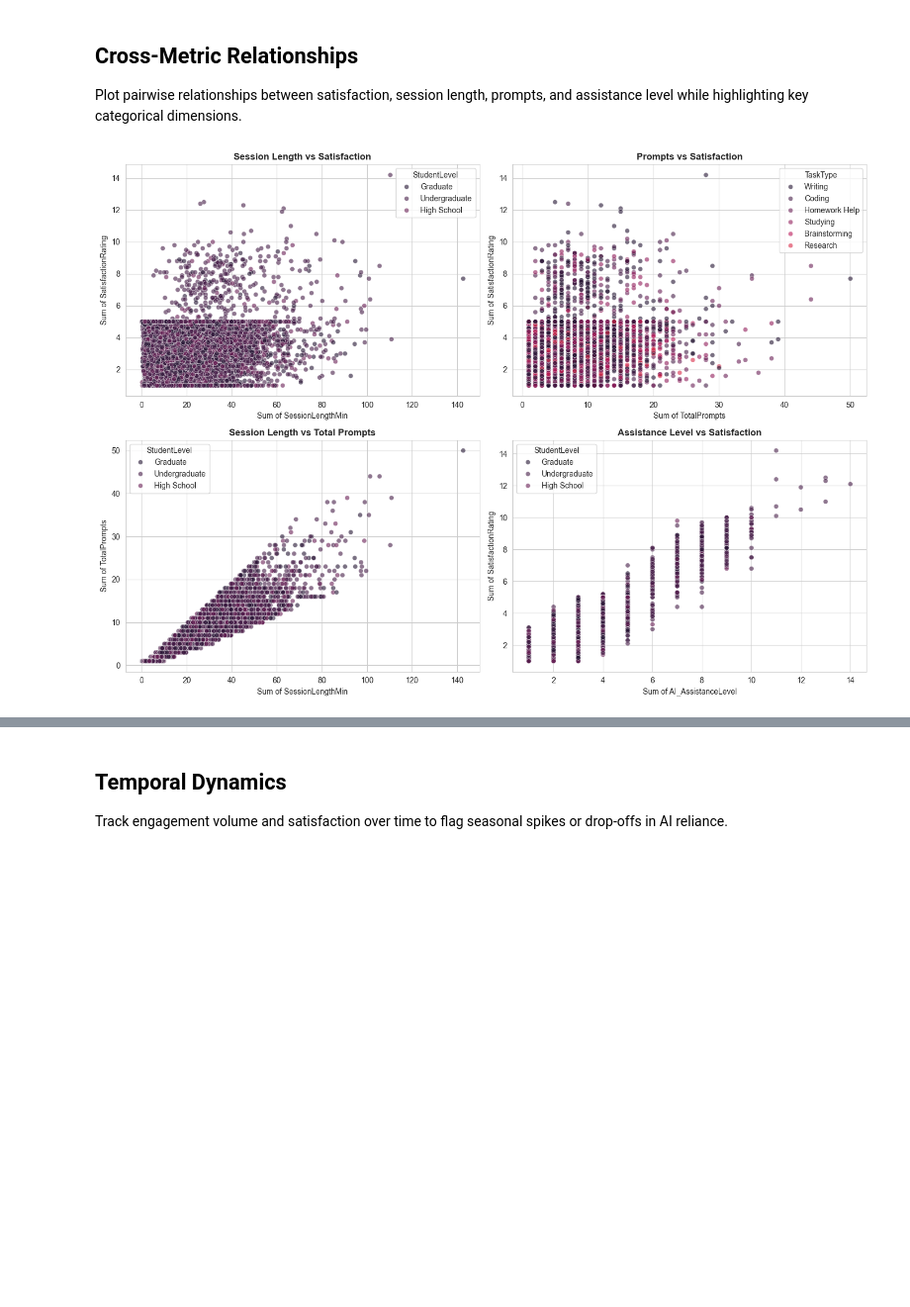
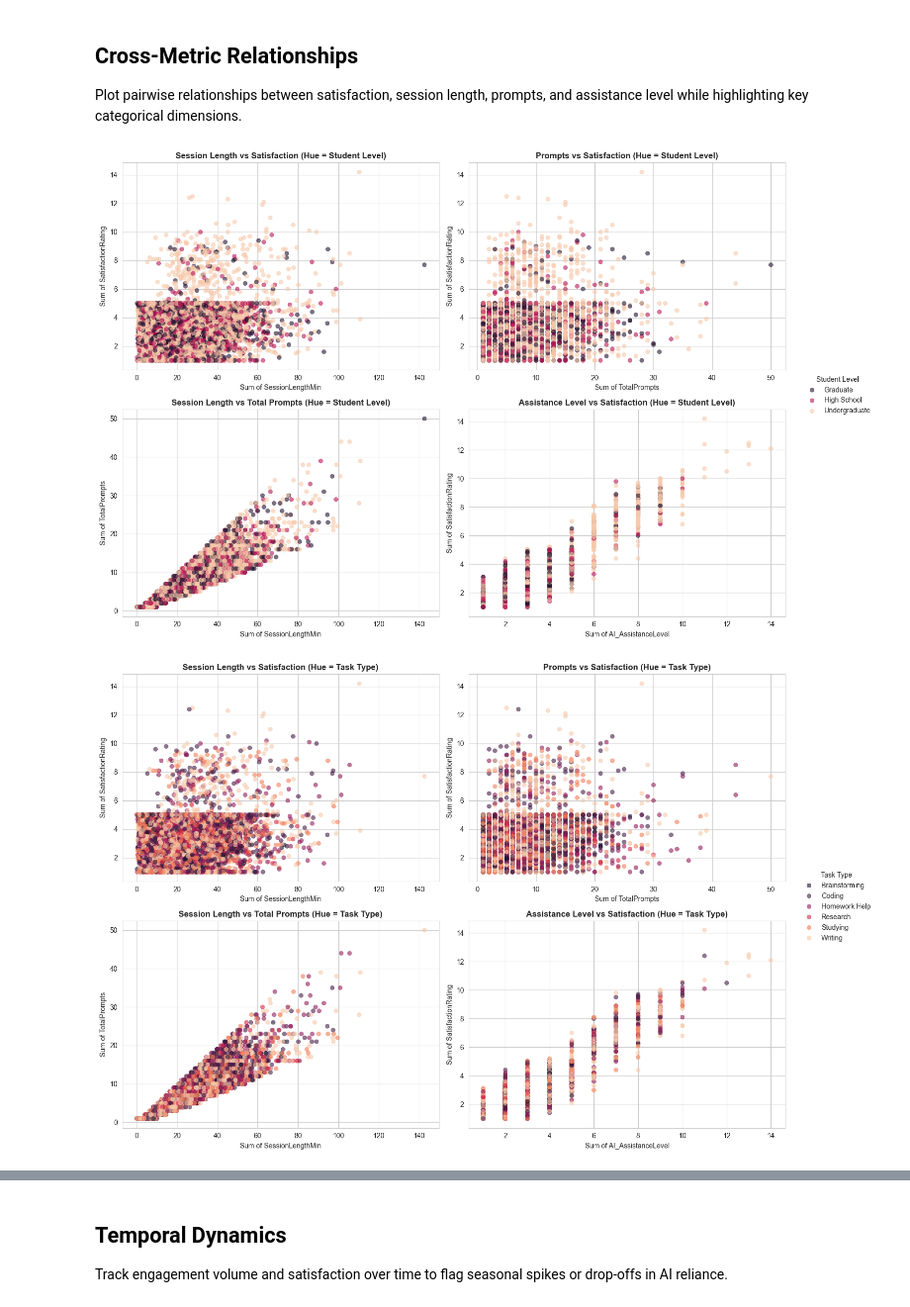
Before and after one commit to IuliaBunescu/student-ai-consumption, a Jupyter notebook: analysis/ida_eda.ipynb, the cells around one changed output, grey strips where cells are left out. Shown at 99% size. Saved outputs shown, nothing was run; the diff lists cells and outputs as text; code cells hidden in the pictures; blank space fills up the shorter version.

```diff
--- a/analysis/ida_eda.ipynb
+++ b/analysis/ida_eda.ipynb
@@ -23,6 +26,14 @@ palette_continuous = sns.color_palette(BASE_PALETTE_NAME, as_cmap=True)
 sns.set_style("whitegrid")
 sns.set_palette(palette_discrete)
 plt.rcParams['figure.figsize'] = (14, 6)
+# %%
+def get_contrasting_palette(n, base_palette):
+    base_len = len(base_palette)
+    if n <= base_len:
+        indices = np.linspace(0, base_len - 1, num=n, dtype=int)
+        indices = list(dict.fromkeys(indices))  # preserve order while dropping duplicates
+        return [base_palette[i] for i in indices]
+    return sns.color_palette(BASE_PALETTE_NAME, n_colors=n)
 # %% [markdown]
 ## Data Overview
 Load the raw usage log and inspect structure, missingness, and summary statistics to ground later visuals.
@@ -256,28 +484,52 @@ Writing        5.935339     5.0  4.904093
 ## Cross-Metric Relationships
 Plot pairwise relationships between satisfaction, session length, prompts, and assistance level while highlighting key categorical dimensions.
 # %%
-# Scatter relationships among key quantitative features
-fig, axes = plt.subplots(2, 2, figsize=(14, 10))
+# Cross-metric scatter relationships with categorical hues
+student_levels = sorted(df['StudentLevel'].unique())
+task_types = sorted(df['TaskType'].unique())
 
-sns.scatterplot(data=df, x='Sum of SessionLengthMin', y='Sum of SatisfactionRating',
-                hue='StudentLevel', ax=axes[0, 0], alpha=0.6, palette=palette_discrete)
-axes[0, 0].set_title('Session Length vs Satisfaction', fontsize=12, fontweight='bold')
+comparison_pairs = [
+    ('Sum of SessionLengthMin', 'Sum of SatisfactionRating', 'Session Length vs Satisfaction'),
+    ('Sum of TotalPrompts', 'Sum of SatisfactionRating', 'Prompts vs Satisfaction'),
+    ('Sum of SessionLengthMin', 'Sum of TotalPrompts', 'Session Length vs Total Prompts'),
+    ('Sum of AI_AssistanceLevel', 'Sum of SatisfactionRating', 'Assistance Level vs Satisfaction')
+ ]
 
-sns.scatterplot(data=df, x='Sum of TotalPrompts', y='Sum of SatisfactionRating',
-                hue='TaskType', ax=axes[0, 1], alpha=0.6, palette=palette_discrete)
-axes[0, 1].set_title('Prompts vs Satisfaction', fontsize=12, fontweight='bold')
+def build_palette_map(categories):
+    colors = get_contrasting_palette(len(categories), palette_discrete)
+    return dict(zip(categories, colors))
 
-sns.scatterplot(data=df, x='Sum of SessionLengthMin', y='Sum of TotalPrompts',
-                hue='StudentLevel', ax=axes[1, 0], alpha=0.6, palette=palette_discrete)
-axes[1, 0].set_title('Session Length vs Total Prompts', fontsize=12, fontweight='bold')
+def plot_scatter_grid(hue_col, hue_order, palette_map, title_suffix):
+    fig, axes = plt.subplots(2, 2, figsize=(14, 10))
+    axes = axes.flatten()
+    for ax, (x_col, y_col, plot_title) in zip(axes, comparison_pairs):
+        sns.scatterplot(
+            data=df,
+            x=x_col,
+            y=y_col,
+            hue=hue_col,
+            hue_order=hue_order,
+            palette=palette_map,
+            alpha=0.6,
+            ax=ax,
+            edgecolor=None
+        )
+        ax.set_title(f"{plot_title} (Hue = {title_suffix})", fontsize=12, fontweight='bold')
+        legend = ax.get_legend()
+        if legend is not None:
+            legend.remove()
+    handles, labels = axes[0].get_legend_handles_labels()
+    fig.legend(handles, labels, title=title_suffix, loc='center right', bbox_to_anchor=(1.12, 0.5), frameon=False)
+    plt.tight_layout()
+    plt.show()
 
-sns.scatterplot(data=df, x='Sum of AI_AssistanceLevel', y='Sum of SatisfactionRating',
-                hue='StudentLevel', ax=axes[1, 1], alpha=0.6, palette=palette_discrete)
-axes[1, 1].set_title('Assistance Level vs Satisfaction', fontsize=12, fontweight='bold')
+student_palette_map = build_palette_map(student_levels)
+task_palette_map = build_palette_map(task_types)
 
-plt.tight_layout()
-plt.show()
+plot_scatter_grid('StudentLevel', student_levels, student_palette_map, 'Student Level')
+plot_scatter_grid('TaskType', task_types, task_palette_map, 'Task Type')
 # %% [output]
-[figure, old version]
+[figure, new version]
+[figure, added]
 # %% [markdown]
 ### Relationship Notes
```
Also changed, not shown: parts of 49 cells of this notebook.
